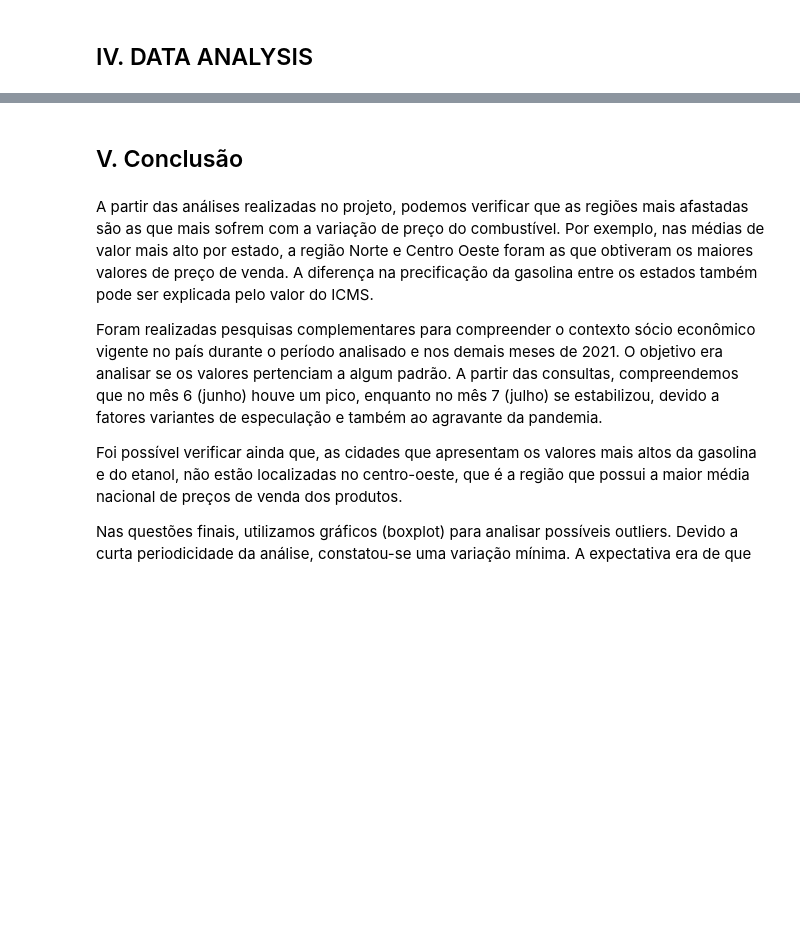
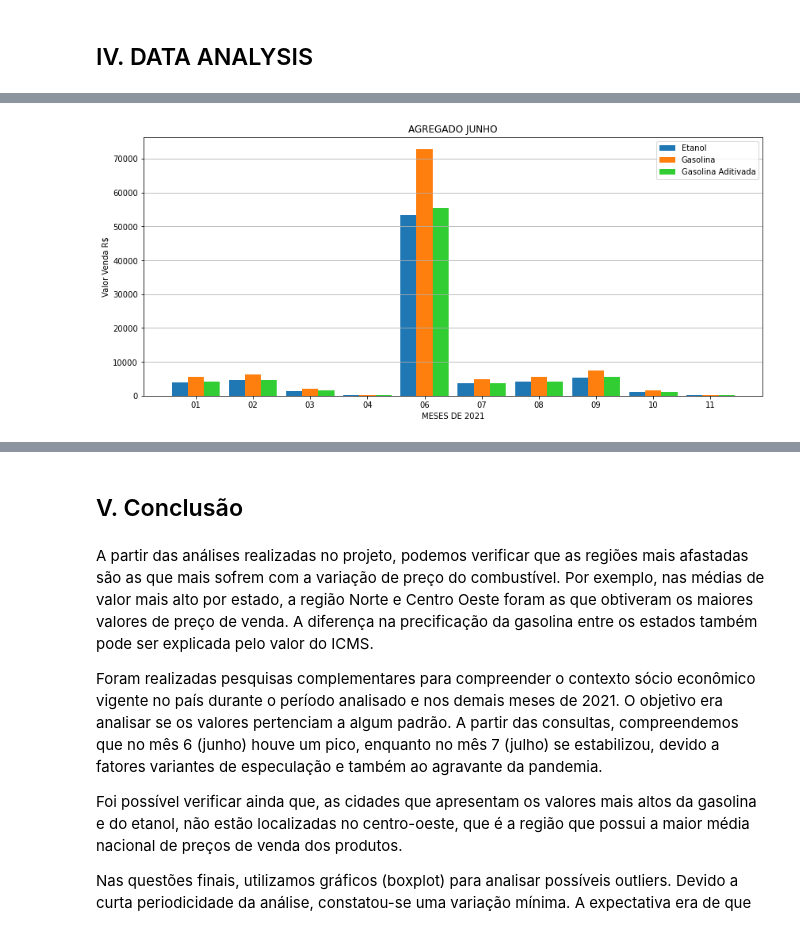
Before and after one commit to jonathaslkc/Projeto_Modulo_IV, a Jupyter notebook: projeto_modulo4_pandas.ipynb, the cells around one changed output, grey strips where cells are left out. Drawn from its saved outputs; the diff is of its cells as text; code cells hidden in the pictures; blank space fills up the shorter version.

```diff
--- a/projeto_modulo4_pandas.ipynb
+++ b/projeto_modulo4_pandas.ipynb
@@ -63,6 +63,7 @@ import pandas as pd
 import numpy as np
 import seaborn as sns
 import matplotlib.pyplot as plt
+plt.rc('figure', figsize = (20,8))
 # %% [markdown]
 ### II.II Datasets
 # %%
@@ -146,5 +162,5 @@ filterNoneSubstitute(gasol06, 'Bairro', '')
 #print(gasol06[gasol06['Número Rua'].isnull()].shape[0])
 # %%
 #Exclusão de coluna que não tem valor algum
-gasol07.drop(axis = 1, columns = ["Valor de Compra"], inplace = True)
-gasol06.drop(axis = 1, columns = ["Valor de Compra"], inplace = True)
+deleteColumns(gasol06, ['Valor de Compra'])
+deleteColumns(gasol07, ['Valor de Compra'])
@@ -172 +180,5 @@ Name: Data da Coleta, Length: 47849, dtype: object
+# %%
+#Criação de coluna para especificar mês de referência do dado agregado
+gasol06['Mes Agregado'] = 'Junho'
+gasol07['Mes Agregado'] = 'Julho'
 # %%
@@ -534,0 +270,11 @@ Notamos que os valores, diferentemente da gasolina que era abaixo do valor médi
+# %%
+#Criando dataframes para analisar por produto separado e por mês, no ano.
+#Junho
+gasol06_2 = gasol06.copy()
+gasol06_2['Mes'] = gasol06_2['Data da Coleta'].dt.strftime('%m')
+selEtanol = gasol06_2['Produto'] == 'ETANOL'
+selGasol = gasol06_2['Produto'] == 'GASOLINA'
+selAdit = gasol06_2['Produto'] == 'GASOLINA ADITIVADA'
+dados06Et = gasol06_2[selEtanol]
+dados06Ga = gasol06_2[selGasol]
+dados06Ad = gasol06_2[selAdit]
@@ -534,0 +292,18 @@ Notamos que os valores, diferentemente da gasolina que era abaixo do valor médi
+# %%
+#Concentração no mês de julho
+wid = 0.28
+r1 = np.arange(len(dados06Et['Mes'].unique()))
+r2 = [x + wid for x in r1]
+r3 = [x + wid for x in r2]
+plt.bar(r1, dados06Et.groupby(['Mes'])['Valor de Venda'].sum(), width = wid, label = 'Etanol')
+plt.bar(r2, dados06Ga.groupby(['Mes'])['Valor de Venda'].sum(), width = wid, label = 'Gasolina')
+plt.bar(r3, dados06Ad.groupby(['Mes'])['Valor de Venda'].sum(), width = wid, label = 'Gasolina Aditivada', color = '#32CD32')
+plt.xticks([r + wid for r in range(len(dados06Et['Mes'].unique()))], dados06Et['Mes'].sort_values().unique())
+plt.ylabel('Valor Venda R$')
+plt.xlabel('MESES DE 2021')
+plt.title('AGREGADO JUNHO')
+plt.legend()
+plt.grid(axis = 'y')
+plt.show()
+# %% [output]
+[figure, added]
```
Also changed, not shown: parts of 149 cells of this notebook.
